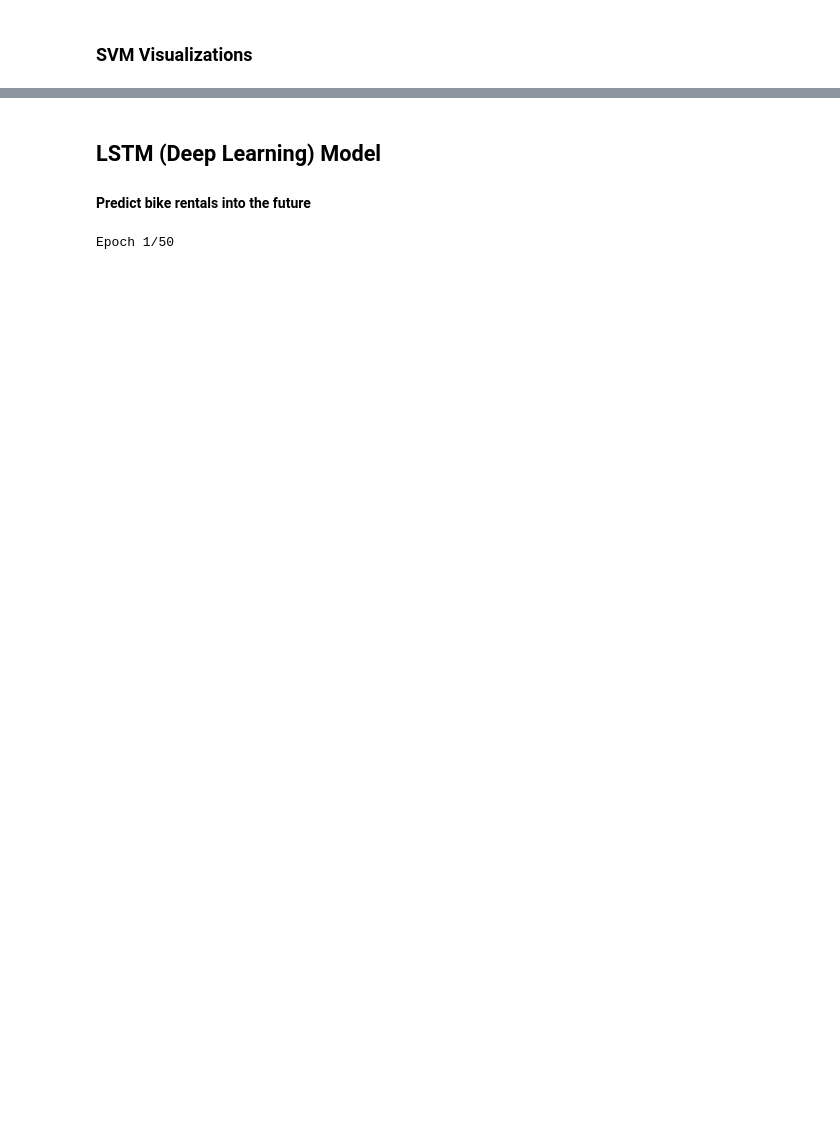
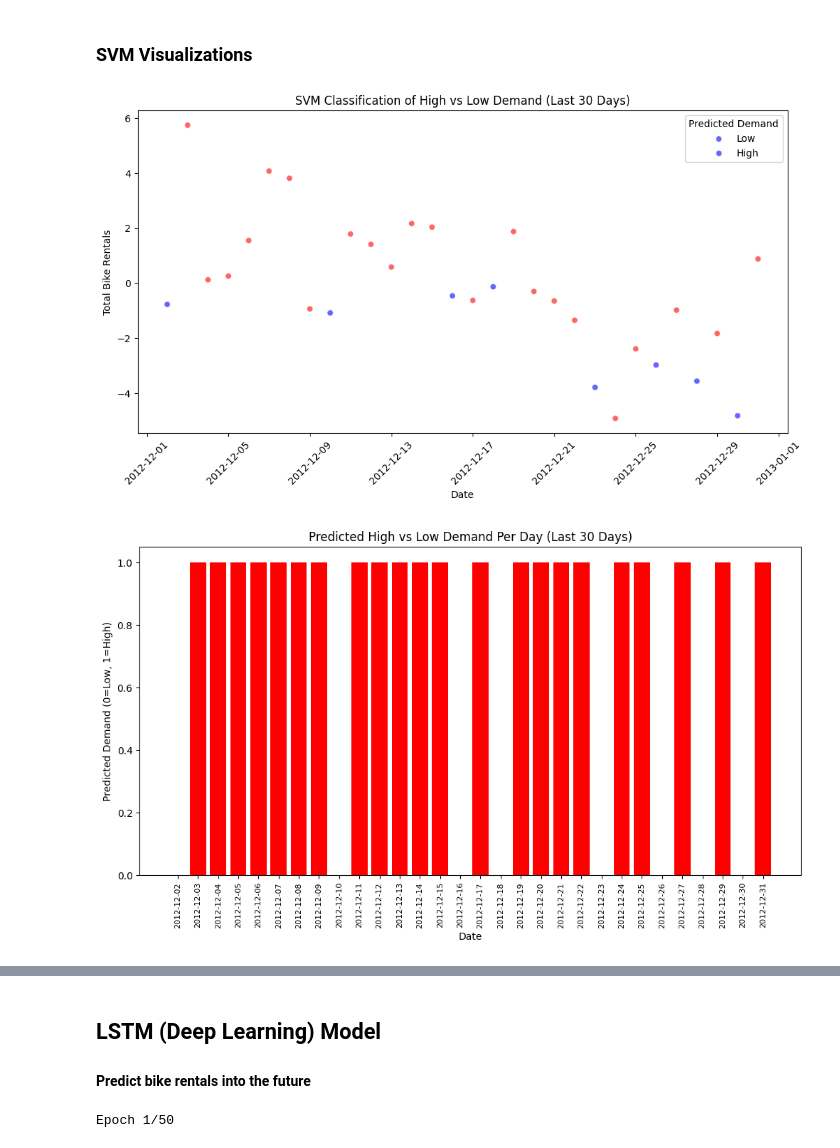
Before and after one commit to lex-lim/AAI530-Final, a Jupyter notebook: Group8_FinalProject_BikeSharing Combined.ipynb, the cells around one changed output, grey strips where cells are left out. Drawn from its saved outputs; the diff is of its cells as text; code cells hidden in the pictures; blank space fills up the shorter version.

```diff
--- a/Group8_FinalProject_BikeSharing Combined.ipynb
+++ b/Group8_FinalProject_BikeSharing Combined.ipynb
@@ -346,5 +340,32 @@ Confusion Matrix:
 # %% [markdown]
 ### SVM Visualizations
+# %%
+# Get last 30 days for visualization
+last_30_days = daily_predictions.sort_values(by='dteday').tail(30)
+
+# Scatterplot of predictions over the last 30 days
+plt.figure(figsize=(12, 6))
+sns.scatterplot(x=last_30_days['dteday'], y=last_30_days['actual_cnt'], hue=last_30_days['predicted_demand'],
+                palette={0: 'blue', 1: 'red'}, alpha=0.6)
+plt.xlabel('Date')
+plt.ylabel('Total Bike Rentals')
+plt.title('SVM Classification of High vs Low Demand (Last 30 Days)')
+plt.legend(title='Predicted Demand', labels=['Low', 'High'])
+plt.xticks(rotation=45)
+plt.show()
+
+# Bar chart showing daily high vs low demand classification (last 30 days)
+plt.figure(figsize=(12, 6))
+bar_colors = ['red' if val == 1 else 'blue' for val in last_30_days['predicted_demand']]
+plt.bar(last_30_days['dteday'].dt.strftime('%Y-%m-%d'), last_30_days['predicted_demand'], color=bar_colors)
+plt.xlabel('Date')
+plt.ylabel('Predicted Demand (0=Low, 1=High)')
+plt.title('Predicted High vs Low Demand Per Day (Last 30 Days)')
+plt.xticks(rotation=90, fontsize=8)
+plt.show()
+# %% [output]
+[figure, added]
+[figure, added]
 # %%
 # Confusion Matrix Heatmap, dark areas show correctly predicted high/low demand vs. liht areas showing incorrect predictions
 cm = confusion_matrix(y_test, y_pred)
```
Also changed, not shown: parts of 8 cells of this notebook.
